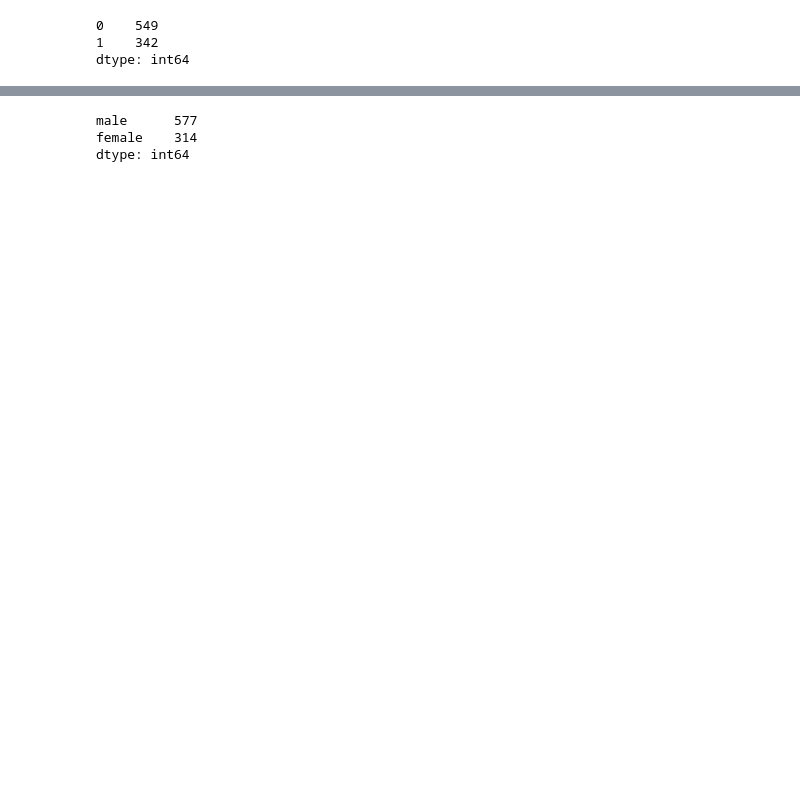
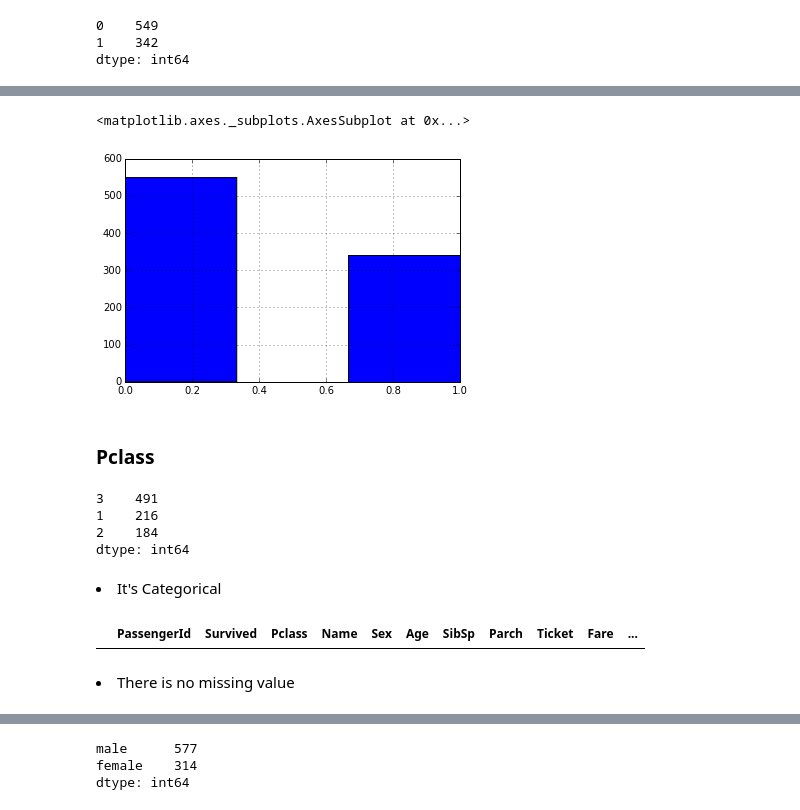
Before and after one commit to ribero29/GitHub, a Jupyter notebook: Titanic EDA.ipynb, the cells around one changed output, grey strips where cells are left out. Saved outputs shown, nothing was run; the diff lists cells and outputs as text; code cells hidden in the pictures; blank space fills up the shorter version.

```diff
--- a/Titanic EDA.ipynb
+++ b/Titanic EDA.ipynb
@@ -55,0 +116,22 @@ For each variable:
+# %%
+df.Survived.hist(bins=3)
+# %% [output]
+<matplotlib.axes._subplots.AxesSubplot at 0x...>
+[figure, added]
+# %% [markdown]
+### Pclass
+# %%
+df.Pclass.value_counts()
+# %% [output]
+3    491
+1    216
+2    184
+dtype: int64
+# %% [markdown]
+<li> It's Categorical
+# %%
+df[df.Pclass.isnull()]
+# %% [output]
+|  | PassengerId | Survived | Pclass | Name | Sex | Age | SibSp | Parch | Ticket | Fare | ... |
+# %% [markdown]
+<li> There is no missing value
```
Also changed, not shown: parts of 69 cells of this notebook.
